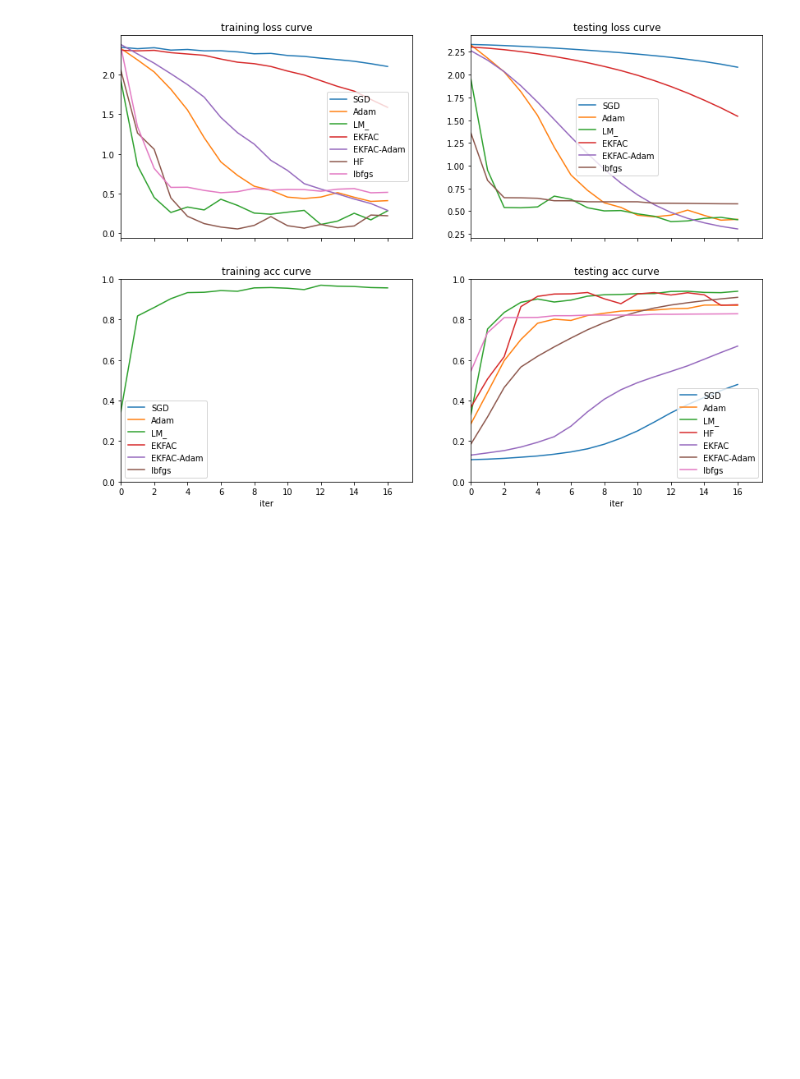
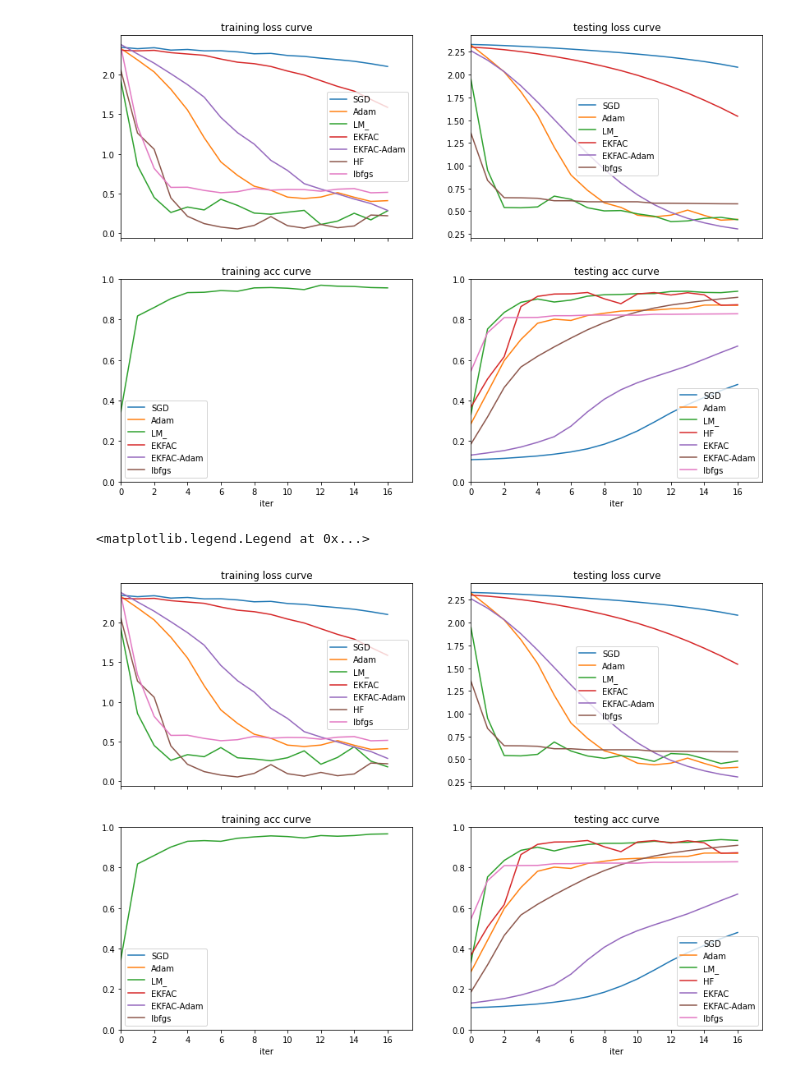
Before and after one commit to opooladz/Survey-of-Second-Order-Optimizers, a Jupyter notebook: plot.ipynb, the cells around one changed output. Cells and saved outputs as stored; diff of their text form; code cells hidden in the pictures; blank space fills up the shorter version.

Commit message:
updated plot

```diff
--- a/plot.ipynb
+++ b/plot.ipynb
@@ -14,8 +14,8 @@ train_loss_lm_100 = np.load('./loss_acc_timing/mnist_cnn_LM_train_loss_100.npy',
 test_acc_lm_100 = np.load('./loss_acc_timing/mnist_cnn_LM_test_acc_100.npy',allow_pickle=True)
 train_loss_lm_o = np.load('./loss_acc_timing_copy/mnist_cnn_LM_train_loss.npy',allow_pickle=True)
 test_acc_lm_o = np.load('./loss_acc_timing_copy/mnist_cnn_LM_test_acc.npy',allow_pickle=True)
-train_loss_lbfgs = np.load('./loss_acc_timing/mnist_cnn_lbfgs_train_loss.npy',allow_pickle=True)
-test_acc_lbfgs = np.load('./loss_acc_timing/mnist_cnn_lbfgs_test_acc.npy',allow_pickle=True)
+train_loss_lbfgs = np.load('./loss_acc_timing/mnist_cnn_lbfgs_train_loss_.npy',allow_pickle=True)
+test_acc_lbfgs = np.load('./loss_acc_timing/mnist_cnn_lbfgs_test_acc_.npy',allow_pickle=True)
 train_loss_hf = np.load('./loss_acc_timing/mnist_cnn_HF_train_loss_.npy',allow_pickle=True)
 test_acc_hf = np.load('./loss_acc_timing/mnist_cnn_HF_test_acc_.npy',allow_pickle=True)
 train_loss_ekfac = np.load('./loss_acc_timing/mnist_cnn_EKFAC_train_loss.npy',allow_pickle=True)
@@ -48,21 +48,21 @@ train_acc_lm_ = np.load('./loss_acc_timing/mnist_cnn_LM_train_acc_.npy', allow_p
 test_loss_lm_ = np.load('./loss_acc_timing/mnist_cnn_LM_test_loss_.npy', allow_pickle=True)
 test_acc_lm_ = np.load('./loss_acc_timing/mnist_cnn_LM_test_acc_.npy', allow_pickle=True)
 
-train_loss_ekfac_adam = np.load('./loss_acc_timing/mnist_cnn_EKFAC-Adam_train_loss.npy',allow_pickle=True)
-train_acc_ekfac_adam = np.load('./loss_acc_timing/mnist_cnn_EKFAC-Adam_train_acc.npy',allow_pickle=True)
-test_loss_ekfac_adam = np.load('./loss_acc_timing/mnist_cnn_EKFAC-Adam_test_loss.npy',allow_pickle=True)
-test_acc_ekfac_adam = np.load('./loss_acc_timing/mnist_cnn_EKFAC-Adam_test_acc.npy',allow_pickle=True)
+train_loss_ekfac_adam = np.load('./loss_acc_timing/mnist_cnn_EKFAC-Adam_train_loss_.npy',allow_pickle=True)
+train_acc_ekfac_adam = np.load('./loss_acc_timing/mnist_cnn_EKFAC-Adam_train_acc_.npy',allow_pickle=True)
+test_loss_ekfac_adam = np.load('./loss_acc_timing/mnist_cnn_EKFAC-Adam_test_loss_.npy',allow_pickle=True)
+test_acc_ekfac_adam = np.load('./loss_acc_timing/mnist_cnn_EKFAC-Adam_test_acc_.npy',allow_pickle=True)
 
 train_loss_ekfac = np.load('./loss_acc_timing/mnist_cnn_EKFAC_train_loss.npy',allow_pickle=True)
 train_acc_ekfac = np.load('./loss_acc_timing/mnist_cnn_EKFAC_train_acc.npy',allow_pickle=True)
 test_loss_ekfac = np.load('./loss_acc_timing/mnist_cnn_EKFAC_test_loss.npy',allow_pickle=True)
 test_acc_ekfac = np.load('./loss_acc_timing/mnist_cnn_EKFAC_test_acc.npy',allow_pickle=True)
 
-train_loss_lbfgs = np.load('./loss_acc_timing/mnist_cnn_lbfgs_train_loss.npy',allow_pickle=True)
-train_acc_lbfgs = np.load('./loss_acc_timing/mnist_cnn_lbfgs_train_acc.npy',allow_pickle=True)
+train_loss_lbfgs = np.load('./loss_acc_timing/mnist_cnn_lbfgs_train_loss_.npy',allow_pickle=True)
+train_acc_lbfgs = np.load('./loss_acc_timing/mnist_cnn_lbfgs_train_acc_.npy',allow_pickle=True)
 
-test_loss_lbfgs = np.load('./loss_acc_timing/mnist_cnn_lbfgs_test_loss.npy',allow_pickle=True)
-test_acc_lbfgs = np.load('./loss_acc_timing/mnist_cnn_lbfgs_test_acc.npy',allow_pickle=True)
+test_loss_lbfgs = np.load('./loss_acc_timing/mnist_cnn_lbfgs_test_loss_.npy',allow_pickle=True)
+test_acc_lbfgs = np.load('./loss_acc_timing/mnist_cnn_lbfgs_test_acc_.npy',allow_pickle=True)
 # %%
 fig, axs = plt.subplots(2,2, sharex=True, figsize=(14, 10))
 axs[0,0].plot(train_loss_sgd, label='SGD')
@@ -636,3 +636,56 @@ axs[1,1].legend()
 # %% [output]
 <matplotlib.legend.Legend at 0x...>
 [figure]
+# %%
+fig, axs = plt.subplots(2,2, sharex=True, figsize=(14, 10))
+axs[0,0].plot(train_loss_sgd, label='SGD')
+axs[0,0].plot(train_loss_adam, label='Adam')
+# axs[0,0].plot(train_loss_lm, label='LM')
+axs[0,0].plot(train_loss_lm_, label='LM_')
+axs[0,0].plot(train_loss_ekfac, label='EKFAC')
+axs[0,0].plot(train_loss_ekfac_adam, label='EKFAC-Adam')
+axs[0,0].plot(train_loss_hf, label='HF')
+axs[0,0].plot(train_loss_lbfgs, label='lbfgs')
+axs[0,0].set_title('training loss curve')
+axs[0,0].legend()
+
+axs[0,1].plot(test_loss_sgd, label='SGD')
+axs[0,1].plot(test_loss_adam, label='Adam')
+# axs[0,1].plot(test_loss_lm, label='LM')
+axs[0,1].plot(test_loss_lm_, label='LM_')
+axs[0,1].plot(test_loss_ekfac, label='EKFAC')
+axs[0,1].plot(test_loss_ekfac_adam, label='EKFAC-Adam')
+axs[0,1].plot(test_loss_lbfgs, label='lbfgs')
+axs[0,1].set_title('testing loss curve')
+axs[0,1].legend()
+
+axs[1,0].plot(train_acc_sgd, label='SGD')
+axs[1,0].plot(train_acc_adam, label='Adam')
+# axs[1,0].plot(train_acc_lm, label='LM')
+axs[1,0].plot(train_acc_lm_, label='LM_')
+axs[1,0].plot(train_acc_ekfac, label='EKFAC')
+axs[1,0].plot(train_acc_ekfac_adam, label='EKFAC-Adam')
+axs[1,0].plot(train_acc_lbfgs, label='lbfgs')
+axs[1,0].set_title('training acc curve')
+axs[1,0].set_ylim([0, 1])
+axs[1,0].set_xlim([0, 17.5])
+axs[1,0].set_xlabel('iter')
+axs[1,0].legend()
+
+
+axs[1,1].plot(test_acc_sgd, label='SGD')
+axs[1,1].plot(test_acc_adam, label='Adam')
+# axs[1,1].plot(test_acc_lm, label='LM')
+axs[1,1].plot(test_acc_lm_, label='LM_')
+axs[1,1].plot(test_acc_hf, label='HF')
+axs[1,1].plot(test_acc_ekfac, label='EKFAC')
+axs[1,1].plot(test_acc_ekfac_adam, label='EKFAC-Adam')
+axs[1,1].plot(test_acc_lbfgs, label='lbfgs')
+axs[1,1].set_title('testing acc curve')
+axs[1,1].set_ylim([0, 1])
+axs[1,1].set_xlim([0, 17.5])
+axs[1,1].set_xlabel('iter')
+axs[1,1].legend()
+# %% [output]
+<matplotlib.legend.Legend at 0x...>
+[figure, added]
```
Also changed, not shown: parts of 1 cell of this notebook, 13 other files.
